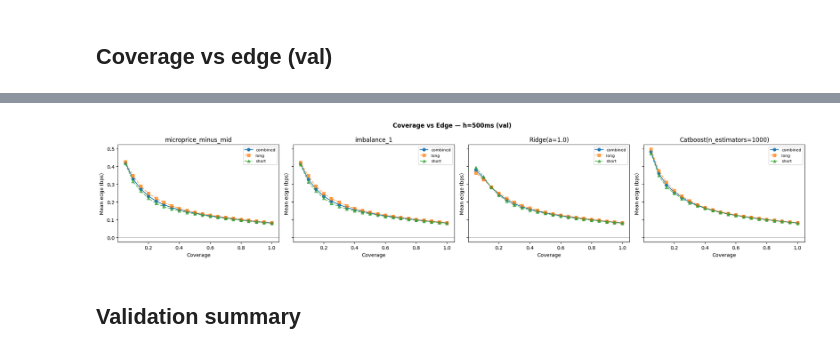
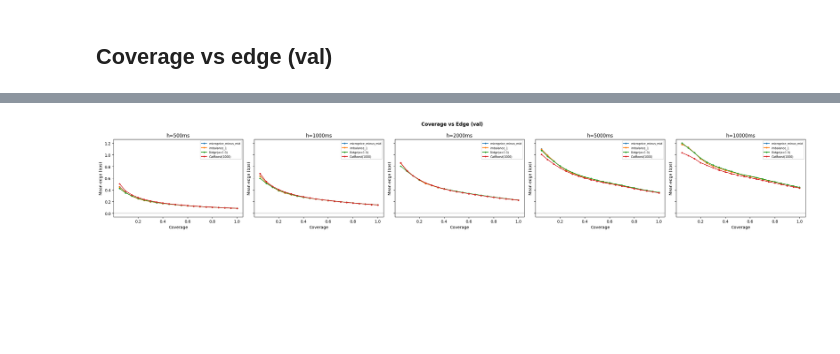
Before and after one commit to EfremtsevVsevolod/hft-research-env, a Jupyter notebook: notebooks/baseline_evaluation.ipynb, the cells around one changed output, grey strips where cells are left out. Drawn from its saved outputs; the diff is of its cells as text; code cells hidden in the pictures; blank space fills up the shorter version.

Commit message:
Rewrite baseline evaluation: multi-horizon, UTC-day splits, catboost

```diff
--- a/notebooks/baseline_evaluation.ipynb
+++ b/notebooks/baseline_evaluation.ipynb
@@ -442,9 +311,8 @@ Bucket analysis: Catboost(n_estimators=1000)
 # %% [markdown]
 ## Tail analysis (val)
 # %%
-for bl_name, sc in scores_val.items():
-    print(f"\n{'='*60}")
-    print(f"Tail stats: {bl_name}")
-    print(f"{'='*60}")
-    display(tail_stats(sc, val_label))
+for h_ms, r in results.items():
+    for bl_name, sc in r["scores"].items():
+        print(f"\n{'='*50}  h{h_ms} / {bl_name}")
+        display(tail_stats(sc, r["label"], REF_PRICE))
 # %% [output]
@@ -487,9 +362,2 @@ Tail stats: Catboost(n_estimators=1000)
 # %% [markdown]
 ## Coverage vs edge (val)
-# %%
-for bl_name, sc in scores_val.items():
-    print(f"\n{'='*60}")
-    print(f"Coverage vs edge: {bl_name}")
-    print(f"{'='*60}")
-    ce = coverage_edge_sweep(sc, val_label, n_thresholds=99, max_quantile=0.99)
-    display(ce)
@@ -561,24 +364,20 @@ Coverage vs edge: Catboost(n_estimators=1000)
 # %%
-# Coverage vs edge plot
-fig, axes = plt.subplots(1, len(scores_val), figsize=(5 * len(scores_val), 4), sharey=True)
-if len(scores_val) == 1:
+n_h = len(results)
+fig, axes = plt.subplots(1, n_h, figsize=(5 * n_h, 4), sharey=True)
+if n_h == 1:
     axes = [axes]
 
-for ax, (bl_name, sc) in zip(axes, scores_val.items()):
-    ce = coverage_edge_sweep(sc, val_label)
-    ax.plot(ce["coverage"], ce["mean_edge_bps"], "o-", label="combined")
-    ax.plot(ce["coverage"], ce["long_edge_bps"], "s--", alpha=0.7, label="long")
-    ax.plot(ce["coverage"], ce["short_edge_bps"], "^--", alpha=0.7, label="short")
+for ax, (h_ms, r) in zip(axes, results.items()):
+    for bl_name, sc in r["scores"].items():
+        ce = coverage_edge_sweep(sc, r["label"], REF_PRICE)
+        ax.plot(ce["coverage"], ce["mean_edge_bps"], "o-", label=bl_name, markersize=3)
     ax.axhline(0, color="gray", lw=0.5)
     ax.set_xlabel("Coverage")
     ax.set_ylabel("Mean edge (bps)")
-    ax.set_title(bl_name)
-    ax.legend(fontsize=8)
-
-fig.suptitle(f"Coverage vs Edge — h={horizon_ms}ms (val)", fontweight="bold")
+    ax.set_title(f"h={h_ms}ms")
+    ax.legend(fontsize=7)
+fig.suptitle("Coverage vs Edge (val)", fontweight="bold")
 fig.tight_layout()
 plt.show()
 # %% [output]
-[figure, old version]
+[figure, new version]
-# %% [markdown]
-## Validation summary
```
Also changed, not shown: parts of 44 cells of this notebook, 1 other file.
